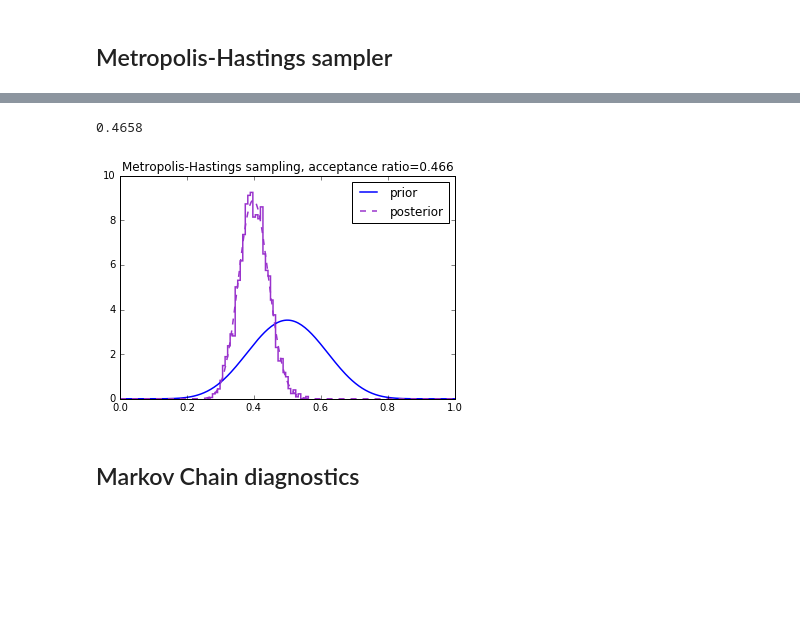
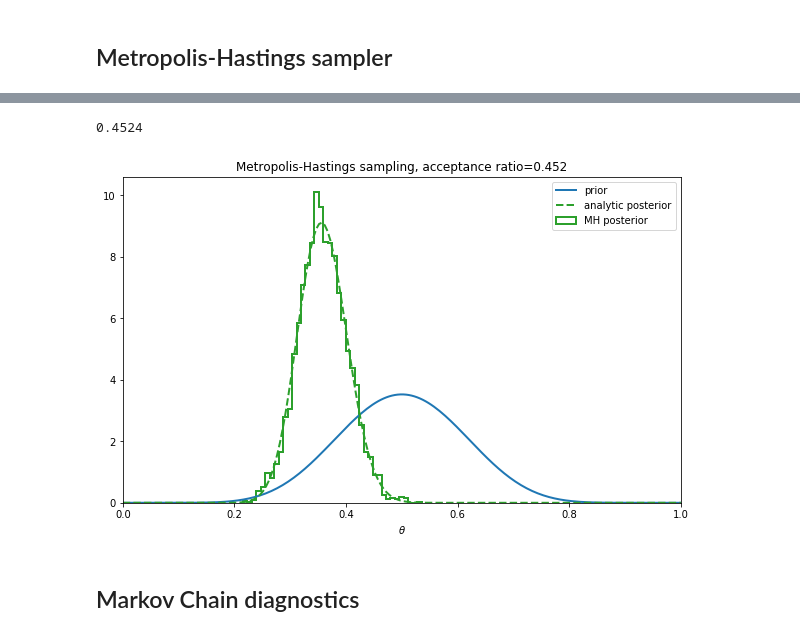
Before and after one commit to florent-leclercq/Bayes_InfoTheory, a Jupyter notebook: MCMC_MH.ipynb, the cells around one changed output, grey strips where cells are left out. Drawn from its saved outputs; the diff is of its cells as text; code cells hidden in the pictures; blank space fills up the shorter version.

Commit message:
2019 update: adapted for python3, added theory explanations, improved plots

```diff
--- a/MCMC_MH.ipynb
+++ b/MCMC_MH.ipynb
@@ -9,4 +9,6 @@ import numpy as np
 from scipy.stats import norm, binom, beta
 from matplotlib import pyplot as plt
 from cycler import cycler
+np.random.seed(123456)
 %matplotlib inline
+plt.rcParams.update({'lines.linewidth': 2})
@@ -59,7 +69,7 @@ def MH_sampler(Ntries,theta_start,Ntrials,Nsuccesses,lh,prior,proposal_sigma):
     samples=np.zeros(Ntries+1)
     samples[0]=theta_start
     theta=theta_start
-    for i in xrange(Ntries):
+    for i in range(Ntries):
         theta_p = theta + proposal_pdf(proposal_sigma).rvs()
         # the Gaussian proposal pdf satisfies the detailed balance equation, so the
         # acceptance ratio simplifies to the Metropolis ratio
@@ -71,9 +81,9 @@ def MH_sampler(Ntries,theta_start,Ntrials,Nsuccesses,lh,prior,proposal_sigma):
         samples[i+1] = theta
     return Naccepted, samples
 # %%
-Ntries=10000
+Ntries1=10000
 Nburnin=1000
 proposal_sigma=0.1
 theta_start=0.6
-Naccepted, samples = MH_sampler(Ntries,theta_start,Ntrials,Nsuccesses,lh,prior,proposal_sigma)
-fraction_accepted=float(Naccepted)/Ntries
+Naccepted, samples = MH_sampler(Ntries1,theta_start,Ntrials,Nsuccesses,lh,prior,proposal_sigma)
+fraction_accepted=float(Naccepted)/Ntries1
@@ -80,18 +103,20 @@ fraction_accepted=float(Naccepted)/Ntries
 # %%
 fraction_accepted
 # %% [output]
-0.4658
+0.4524
 # %%
-thetas = np.linspace(0, 1, 200)
-plt.xlim(0,1)
-plt.plot(thetas, prior.pdf(thetas), color='blue', linewidth=1.5, label="prior")
-plt.hist(samples[Nburnin:], 40, histtype='step', normed=True, color='darkorchid', linewidth=1.5)
-plt.plot(thetas, posterior.pdf(thetas), color='darkorchid', linewidth=1.5, linestyle='--', label="posterior")
+burnedin_samples=samples[Nburnin:]
+plt.figure(figsize=(10,6))
+plt.xlim([0,1])
+plt.xlabel("$\\theta$")
+plt.plot(thetas, prior.pdf(thetas), label="prior")
+plt.hist(burnedin_samples, 40, histtype='step', density=True, color='C2', linewidth=2, label="MH posterior")
+plt.plot(thetas, posterior.pdf(thetas), color='C2', linestyle='--', label="analytic posterior")
 plt.title("Metropolis-Hastings sampling, acceptance ratio={:.3f}".format(fraction_accepted))
 plt.legend(loc='best')
 plt.show()
 # %% [output]
-[figure, old version]
+[figure, new version]
 # %% [markdown]
 ## Markov Chain diagnostics
 # %% [markdown]
```
Also changed, not shown: parts of 18 cells of this notebook.
